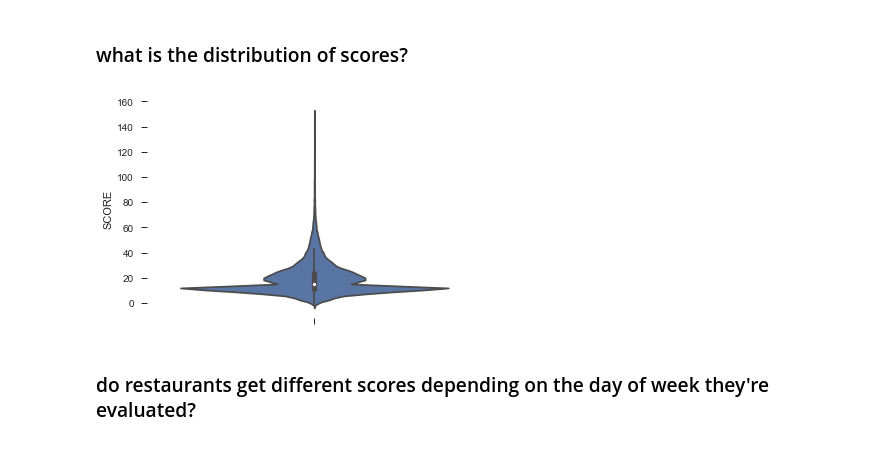
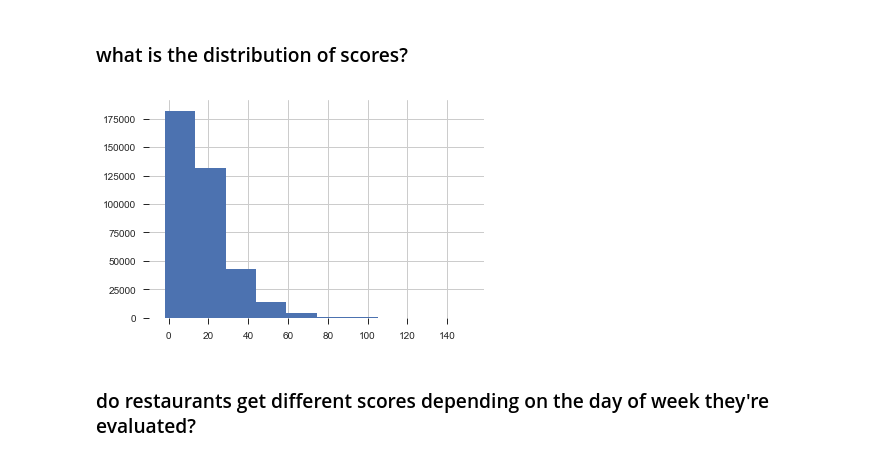
Before and after one commit to karenhao/DAT-NYC-6.13, a Jupyter notebook: projects/EDA_project_I.ipynb, the cells around one changed output. Cells and saved outputs as stored; diff of their text form; code cells hidden in the pictures.

```diff
--- a/projects/EDA_project_I.ipynb
+++ b/projects/EDA_project_I.ipynb
@@ -172,10 +179,12 @@ sns.despine(left=True,bottom=True)
 # %% [markdown]
 ### what is the distribution of scores?
 # %%
-sns.violinplot(y='SCORE',data=nyc_restaurants)
+plt.figure()
+plt.subplot()
+nyc_restaurants['SCORE'].hist()
 sns.despine(left=True,bottom=True)
 # %% [output]
-[figure, old version]
+[figure, new version]
 # %% [markdown]
 ### do restaurants get different scores depending on the day of week they're evaluated?
 # %%
```
Also changed, not shown: parts of 1 cell of this notebook.
